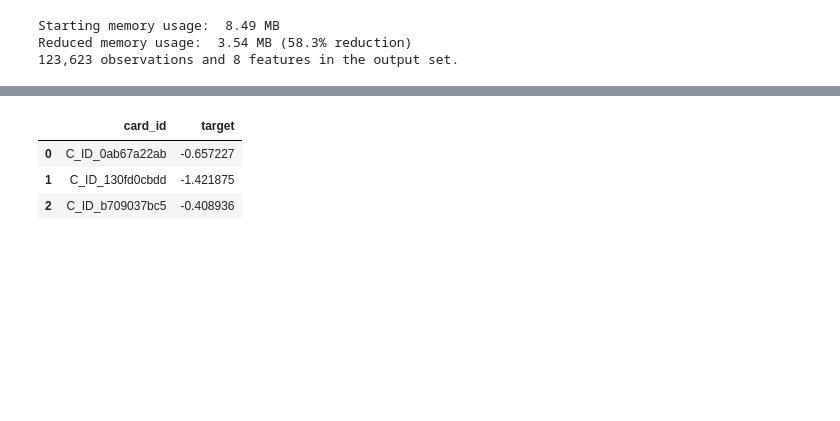
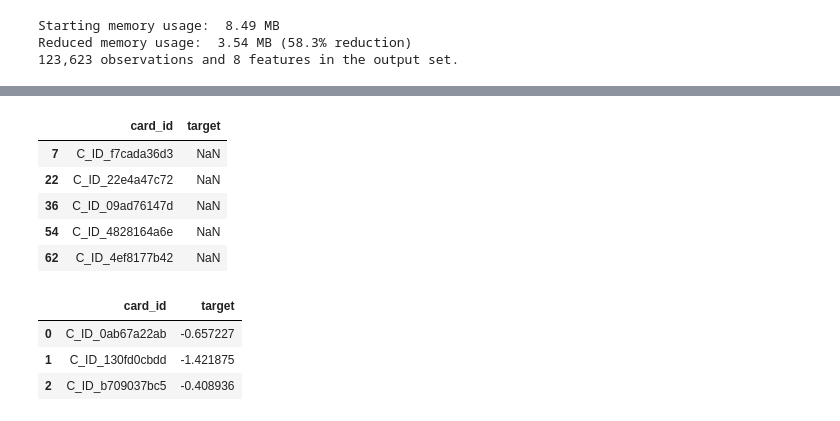
Before and after one commit to Zol-S/kaggle, a Jupyter notebook: Elo Merchant Category Recommendation/2.2_LynxKite_preprocessor.ipynb, the cells around one changed output, grey strips where cells are left out. Cells and saved outputs as stored; diff of their text form; code cells hidden in the pictures; blank space fills up the shorter version.

```diff
--- a/Elo Merchant Category Recommendation/2.2_LynxKite_preprocessor.ipynb
+++ b/Elo Merchant Category Recommendation/2.2_LynxKite_preprocessor.ipynb
@@ -887,3 +888,12 @@ df_sub['target'].isnull().sum()
+# %%
+df_sub[df_sub['target'].isnull()][:5]
+# %% [output]
+|  | card_id | target |
+| 7 | C_ID_f7cada36d3 | NaN |
+| 22 | C_ID_22e4a47c72 | NaN |
+| 36 | C_ID_09ad76147d | NaN |
+| 54 | C_ID_4828164a6e | NaN |
+| 62 | C_ID_4ef8177b42 | NaN |
 # %%
 df_sub[:3]
 # %% [output]
```
Also changed, not shown: parts of 28 cells of this notebook, 2 other files.
